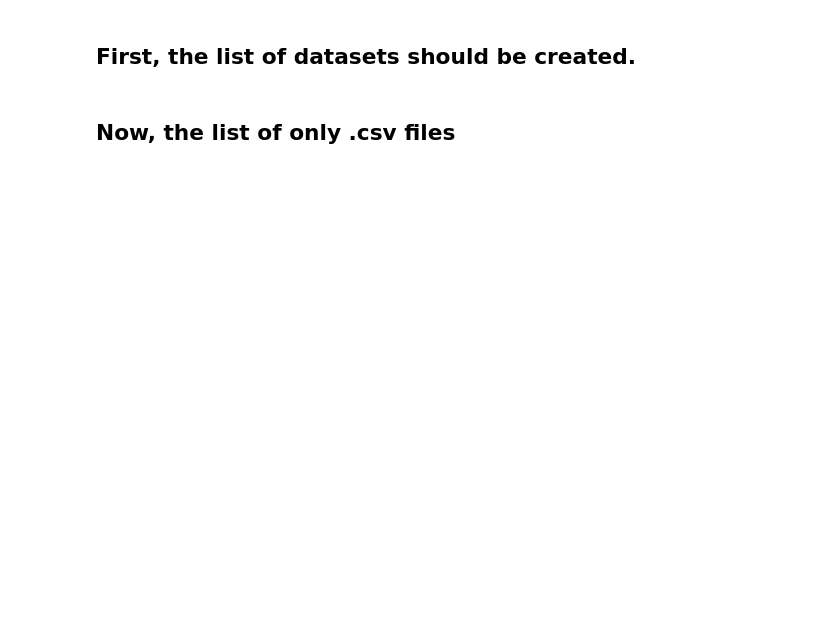
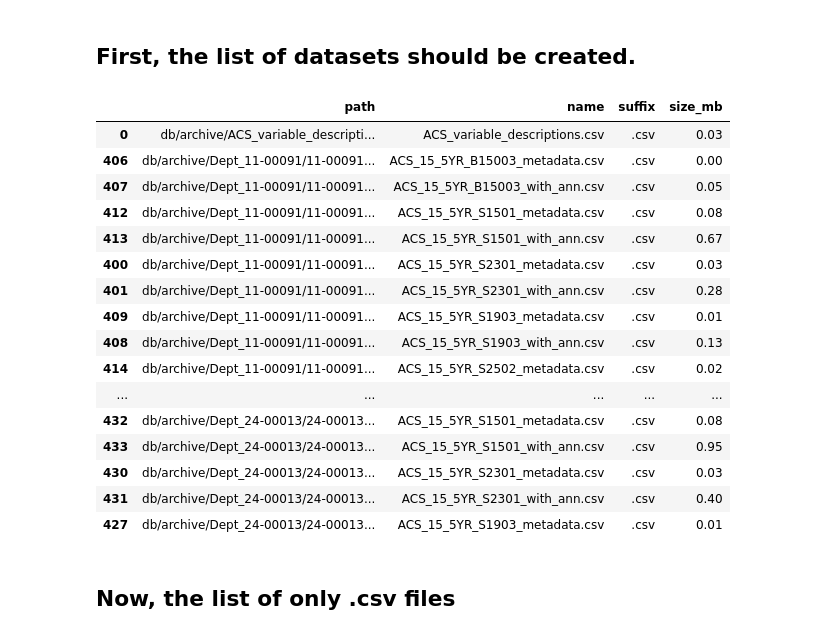
Before and after one commit to anristepanian/incidents_clustering, a Jupyter notebook: db_explore.ipynb, the cells around one changed output. Cells and saved outputs as stored; diff of their text form; code cells hidden in the pictures; blank space fills up the shorter version.

```diff
--- a/db_explore.ipynb
+++ b/db_explore.ipynb
@@ -3,21 +3,39 @@
 # %%
 from pathlib import Path
 import pandas as pd
 
-DATA_DIR = Path("../archive")
+DATA_DIR = Path("db/archive")
 
 files = []
 for f in DATA_DIR.rglob("*"):
     if f.is_file():
         files.append({
             "path": str(f),
             "name": f.name,
             "suffix": f.suffix,
             "size_mb": round(f.stat().st_size / 1024**2, 2)
         })
 
 inventory = pd.DataFrame(files)
 inventory.sort_values("path").head(50)
+# %% [output]
+|  | path | name | suffix | size_mb |
+| 0 | db/archive/ACS_variable_descripti... | ACS_variable_descriptions.csv | .csv | 0.03 |
+| 406 | db/archive/Dept_11-00091/11-00091... | ACS_15_5YR_B15003_metadata.csv | .csv | 0.00 |
+| 407 | db/archive/Dept_11-00091/11-00091... | ACS_15_5YR_B15003_with_ann.csv | .csv | 0.05 |
+| 412 | db/archive/Dept_11-00091/11-00091... | ACS_15_5YR_S1501_metadata.csv | .csv | 0.08 |
+| 413 | db/archive/Dept_11-00091/11-00091... | ACS_15_5YR_S1501_with_ann.csv | .csv | 0.67 |
+| 400 | db/archive/Dept_11-00091/11-00091... | ACS_15_5YR_S2301_metadata.csv | .csv | 0.03 |
+| 401 | db/archive/Dept_11-00091/11-00091... | ACS_15_5YR_S2301_with_ann.csv | .csv | 0.28 |
+| 409 | db/archive/Dept_11-00091/11-00091... | ACS_15_5YR_S1903_metadata.csv | .csv | 0.01 |
+| 408 | db/archive/Dept_11-00091/11-00091... | ACS_15_5YR_S1903_with_ann.csv | .csv | 0.13 |
+| 414 | db/archive/Dept_11-00091/11-00091... | ACS_15_5YR_S2502_metadata.csv | .csv | 0.02 |
+| ... | ... | ... | ... | ... |
+| 432 | db/archive/Dept_24-00013/24-00013... | ACS_15_5YR_S1501_metadata.csv | .csv | 0.08 |
+| 433 | db/archive/Dept_24-00013/24-00013... | ACS_15_5YR_S1501_with_ann.csv | .csv | 0.95 |
+| 430 | db/archive/Dept_24-00013/24-00013... | ACS_15_5YR_S2301_metadata.csv | .csv | 0.03 |
+| 431 | db/archive/Dept_24-00013/24-00013... | ACS_15_5YR_S2301_with_ann.csv | .csv | 0.40 |
+| 427 | db/archive/Dept_24-00013/24-00013... | ACS_15_5YR_S1903_metadata.csv | .csv | 0.01 |
 # %% [markdown]
 ## Now, the list of only .csv files
 # %%
```
Also changed, not shown: parts of 3 cells of this notebook, 14 other files.
